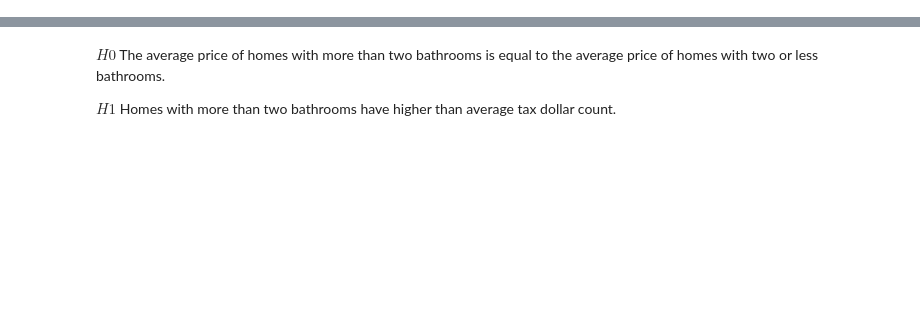
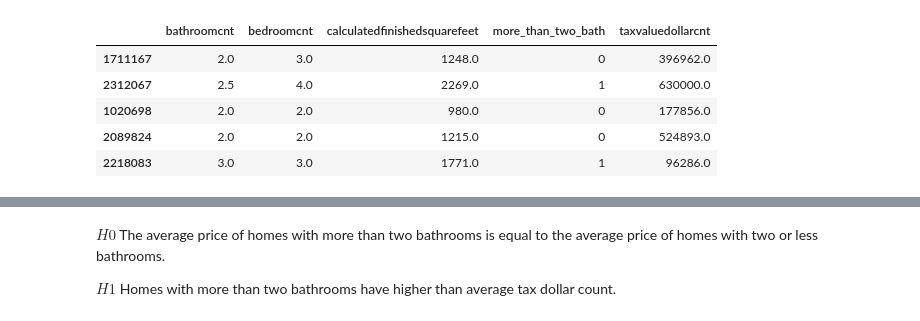
Before and after one commit to Robust-Analytics/zillow-project, a Jupyter notebook: mvp.ipynb, the cells around one changed output, grey strips where cells are left out. Saved outputs shown, nothing was run; the diff lists cells and outputs as text; code cells hidden in the pictures; blank space fills up the shorter version.

```diff
--- a/mvp.ipynb
+++ b/mvp.ipynb
@@ -37,3 +74,12 @@ X_train.head()
+# %%
+train.head()
+# %% [output]
+|  | bathroomcnt | bedroomcnt | calculatedfinishedsquarefeet | more_than_two_bath | taxvaluedollarcnt |
+| 1711167 | 2.0 | 3.0 | 1248.0 | 0 | 396962.0 |
+| 2312067 | 2.5 | 4.0 | 2269.0 | 1 | 630000.0 |
+| 1020698 | 2.0 | 2.0 | 980.0 | 0 | 177856.0 |
+| 2089824 | 2.0 | 2.0 | 1215.0 | 0 | 524893.0 |
+| 2218083 | 3.0 | 3.0 | 1771.0 | 1 | 96286.0 |
 # %%
 sns.heatmap(train.corr(), annot=True, cmap='coolwarm');
 # %% [output]
```
Also changed, not shown: parts of 23 cells of this notebook, 2 other files.
